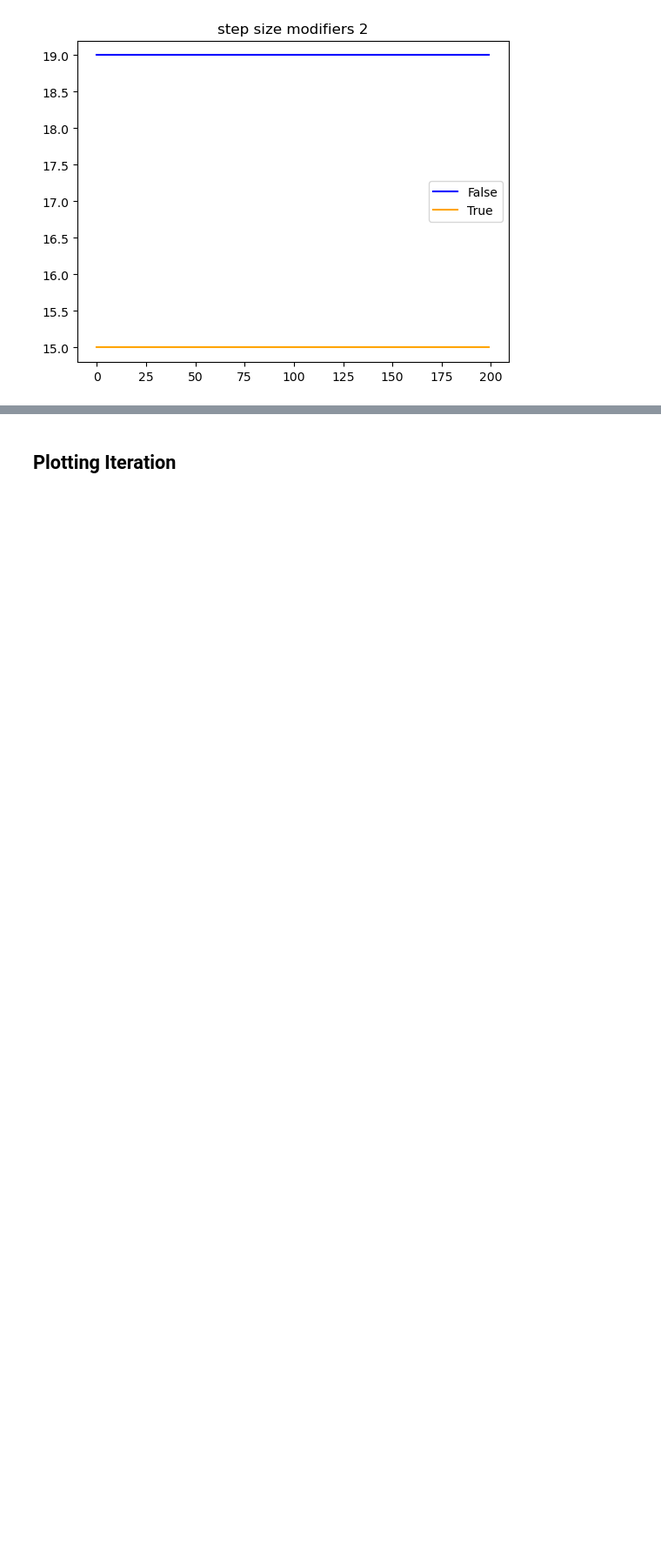
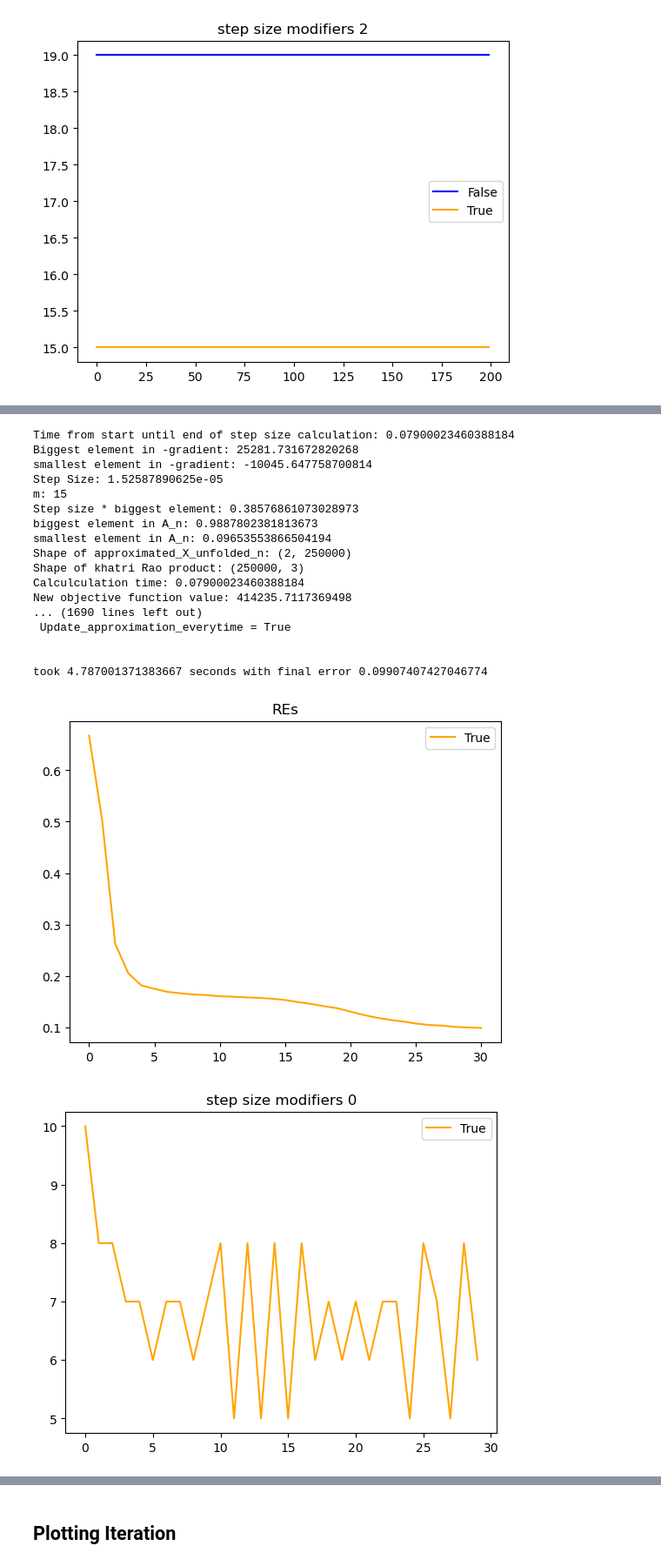
Before and after one commit to IntegrierBar/GeometricTensorFactorization, a Jupyter notebook: Masterarbeit.ipynb, the cells around one changed output, grey strips where cells are left out. Shown: that part at 87% size. Cells and saved outputs as stored; diff of their text form; code cells hidden in the pictures; blank space fills up the shorter version.

Commit message:
Added more prints and did more testing for step size

```diff
--- a/Masterarbeit.ipynb
+++ b/Masterarbeit.ipynb
@@ -110,3 +110,35 @@ took 6.131999492645264 seconds with final error 0.1465261224953962
 [figure]
 [figure]
 [figure]
+# %%
+# Now lets do some printing
+dimension = (500, 500, 2)
+F = 3
+max_iter = 30
+verbose = True
+
+tensor = random_cp_with_noise(dimension, F)
+# create initial data for both
+initial_A_ns = create_initial_data(tensor, F)
+
+
+# with update_approximation_everytime
+start = time.time()
+_, RE_true, approx_true, step_size_modifiers_true = tensor_factorization_cp_poisson(tensor, F, max_iter=max_iter, detailed=True, verbose=verbose, update_approximation_everytime=True, initial_A_ns=initial_A_ns)
+end = time.time()
+time_true = end - start
+print("\n \n Update_approximation_everytime = True \n \n")
+print("took " + str(time_true) + " seconds with final error " + str(RE_true[-1]))
+
+
+plt.plot(RE_true, label="True", color="orange")
+plt.title("REs")
+plt.legend()
+plt.show()
+
+for n in range(F):
+    plt.plot(step_size_modifiers_true[n], label="True", color="orange")
+    plt.title("step size modifiers " + str(n))
+    plt.legend()
+    plt.show()
+# %% [output]
@@ -112,0 +162,19 @@ took 6.131999492645264 seconds with final error 0.1465261224953962
+Time from start until end of step size calculation: 0.07900023460388184
+Biggest element in -gradient: 25281.731672820268
+smallest element in -gradient: -10045.647758700814
+Step Size: 1.52587890625e-05
+m: 15
+Step size * biggest element: 0.38576861073028973
+biggest element in A_n: 0.9887802381813673
+smallest element in A_n: 0.09653553866504194
+Shape of approximated_X_unfolded_n: (2, 250000)
+Shape of khatri Rao product: (250000, 3)
+Calculculation time: 0.07900023460388184
+New objective function value: 414235.7117369498
+... (1690 lines left out)
+ Update_approximation_everytime = True
+
+
+took 4.787001371383667 seconds with final error 0.09907407427046774
+[figure, added]
+[figure, added]
```
Also changed, not shown: parts of 3 cells of this notebook, 1 other file.
